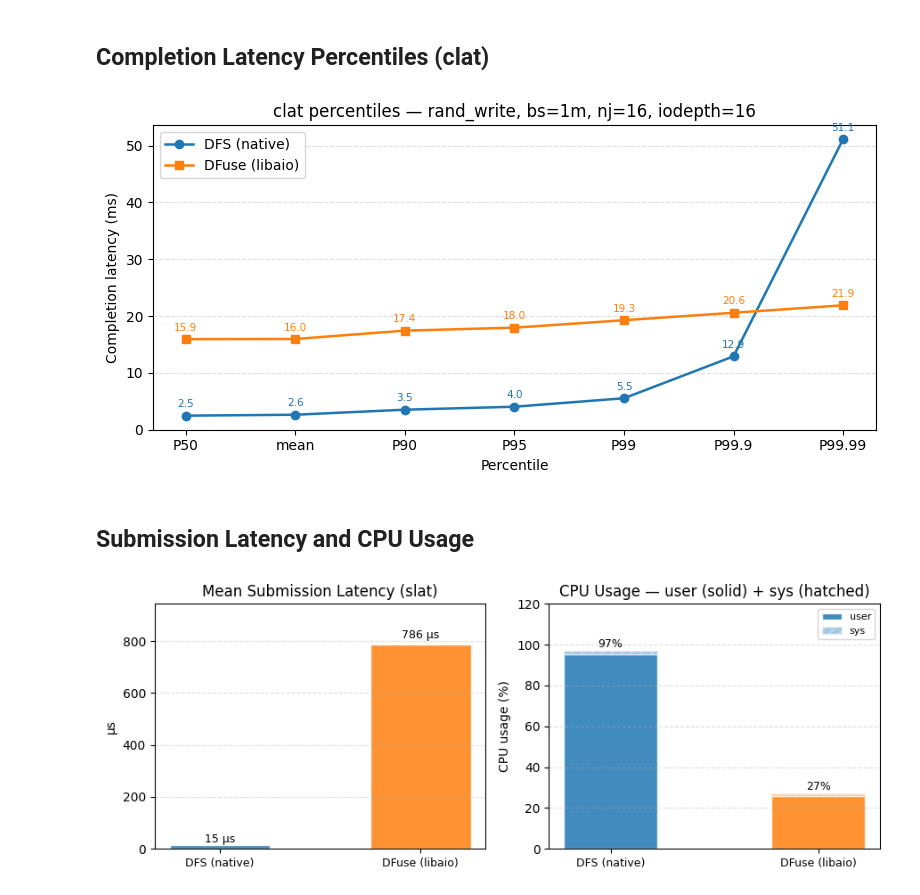
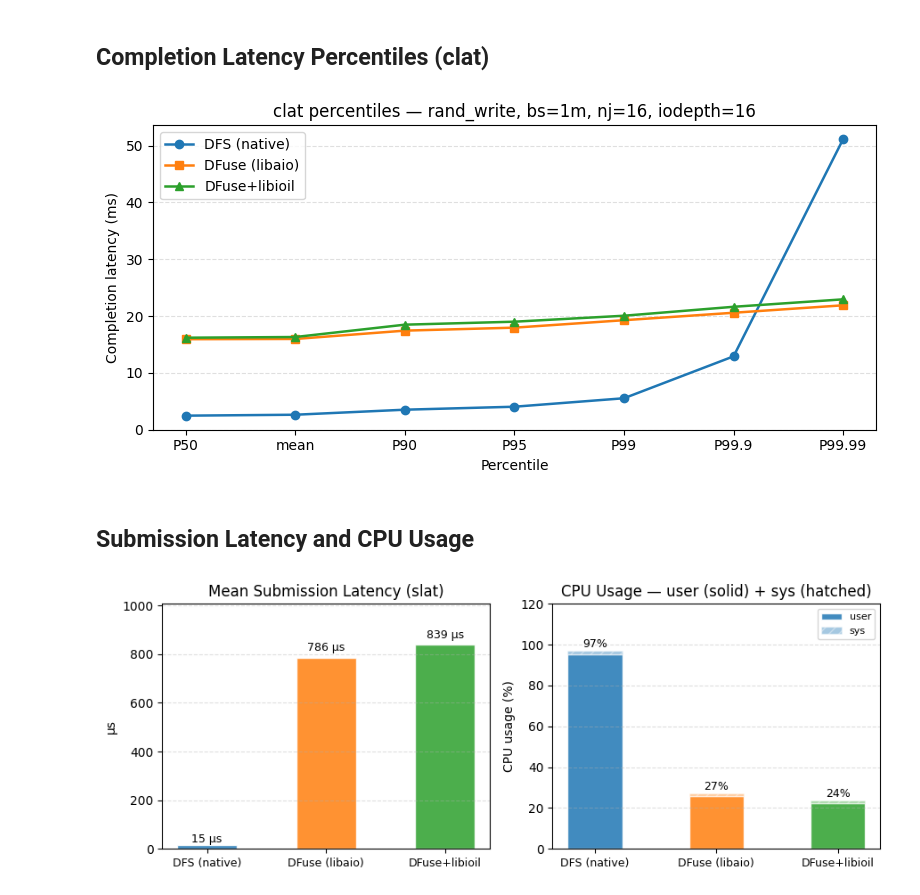
Before and after one commit to cissieAB/pdsw26_daos-bench, a Jupyter notebook: results/aurora/fio/3engines-rand_write/fio_3engines_rand_write_cmp.ipynb, the cells around one changed output. Drawn from its saved outputs; the diff is of its cells as text; code cells hidden in the pictures.

```diff
--- a/results/aurora/fio/3engines-rand_write/fio_3engines_rand_write_cmp.ipynb
+++ b/results/aurora/fio/3engines-rand_write/fio_3engines_rand_write_cmp.ipynb
@@ -34,10 +33,14 @@ COLORS = {
 }
 # %%
 def engine_from_stem(stem: str) -> str:
-    """Extract engine tag (dfs / dfuse / libil) from filename stem."""
+    """Extract engine tag (dfs / dfuse / libil) from filename stem.
+    Handles both fio_libil_* and fio_libioil_* naming conventions."""
     for tag in ENGINE_ORDER:
         if f"_{tag}_" in stem or stem.startswith(f"fio_{tag}_"):
             return tag
+    # libioil is the on-disk name; map to libil for consistency
+    if "_libioil_" in stem or stem.startswith("fio_libioil_"):
+        return "libil"
     return stem  # fallback
 
 
@@ -56,7 +59,7 @@ def parse_file(fpath: Path) -> dict:
         bs            = opts.get("bs", "?"),
         numjobs       = int(opts.get("numjobs", 0)),
         iodepth       = int(opts.get("iodepth", 0)),
-        bw_GBs        = w["bw_bytes"] / 1e9,
+        bw_GiBs       = w["bw_bytes"] / 1024**3,
         iops          = w["iops"],
         lat_mean_ms   = w["lat_ns"]["mean"]  / 1e6,
         clat_mean_ms  = w["clat_ns"]["mean"] / 1e6,
@@ -69,6 +72,7 @@ def parse_file(fpath: Path) -> dict:
         clat_p9999_ms = pct["99.990000"]     / 1e6,
         usr_cpu       = j["usr_cpu"],
         sys_cpu       = j["sys_cpu"],
+        total_ios     = w["total_ios"],
     )
 
 
@@ -92,8 +97,8 @@ bar_w = 0.5
 fig, axes = plt.subplots(1, 3, figsize=(12, 3.5))
 
 metrics = [
-    ("bw_GBs",      "GB/s",  "Bandwidth",   ".1f"),
-    ("iops",        "IOPS",  "IOPS",        ".0f"),
+    ("bw_GiBs",     "GiB/s", "Bandwidth",    ".1f"),
+    ("iops",        "IOPS",  "IOPS",         ".0f"),
     ("lat_mean_ms", "ms",    "Mean Latency", ".2f"),
 ]
 
@@ -122,36 +127,36 @@ plt.show()
 # %%
 pct_cols   = ["clat_p50_ms", "clat_mean_ms", "clat_p90_ms",
               "clat_p95_ms", "clat_p99_ms",  "clat_p999_ms", "clat_p9999_ms"]
 pct_labels = ["P50", "mean", "P90", "P95", "P99", "P99.9", "P99.99"]
 markers    = {"dfs": "o", "dfuse": "s", "libil": "^"}
 
 fig, ax = plt.subplots(figsize=(8, 4))
 
 for engine in engines:
     row  = df[df.engine == engine].iloc[0]
     vals = [row[c] for c in pct_cols]
     ax.plot(pct_labels, vals,
             marker=markers.get(engine, "o"),
             label=ENGINE_LABELS[engine],
             color=COLORS[engine],
             linewidth=1.8, markersize=6)
-    for xi, v in enumerate(vals):
-        ax.annotate(f"{v:.1f}", (xi, v),
-                    textcoords="offset points", xytext=(0, 6),
-                    ha="center", fontsize=7.5, color=COLORS[engine])
+    # for xi, v in enumerate(vals):
+        # ax.annotate(f"{v:.1f}", (xi, v),
+                    # textcoords="offset points", xytext=(0, 6),
+                    # ha="center", fontsize=7.5, color=COLORS[engine])
 
 ax.set_xlabel("Percentile")
 ax.set_ylabel("Completion latency (ms)")
 ax.set_title("clat percentiles — rand_write, bs=1m, nj=16, iodepth=16")
 ax.legend()
 ax.grid(axis="y", linestyle="--", alpha=0.4)
 ax.set_ylim(bottom=0)
 
 plt.tight_layout()
 plt.savefig(RESULTS_DIR / "fio_3engines_rw_clat_pct.pdf", dpi=150, bbox_inches="tight")
 plt.show()
 # %% [output]
-[figure, old version]
+[figure, new version]
 # %% [markdown]
 ## Submission Latency and CPU Usage
 # %%
@@ -195,7 +200,7 @@ plt.tight_layout()
 plt.savefig(RESULTS_DIR / "fio_3engines_rw_slat_cpu.pdf", dpi=150, bbox_inches="tight")
 plt.show()
 # %% [output]
-[figure, old version]
+[figure, new version]
 # %% [markdown]
 ## Key Findings
 
```
Also changed, not shown: parts of 4 cells of this notebook, 26 other files.
